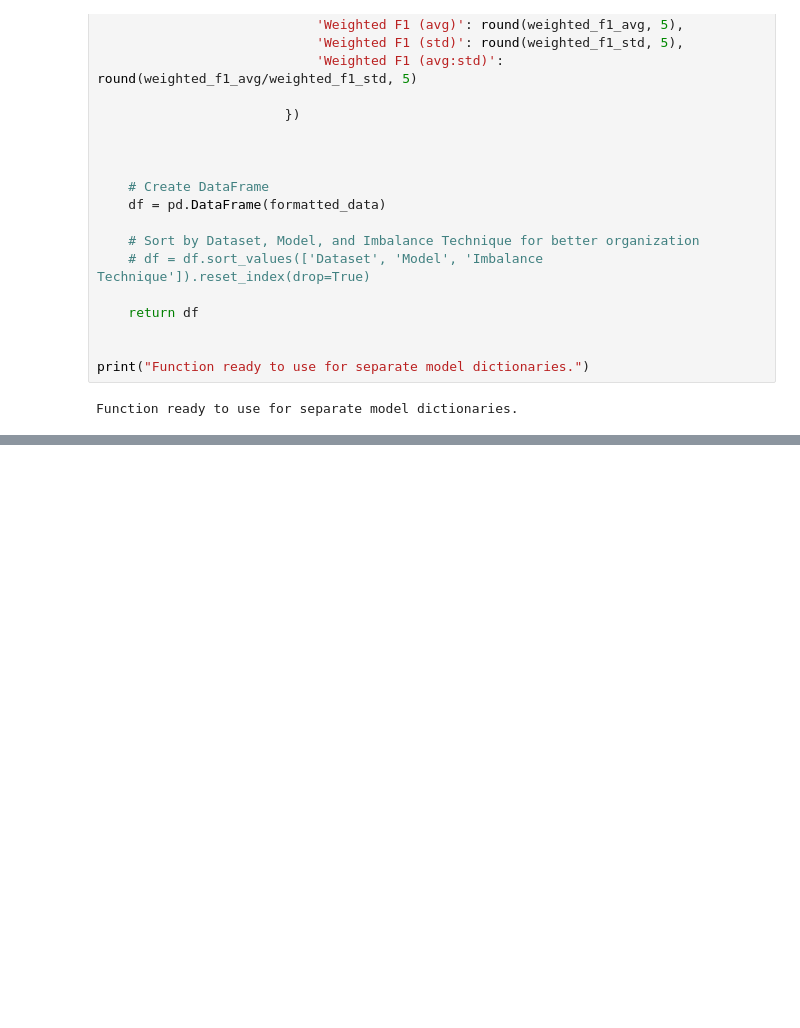
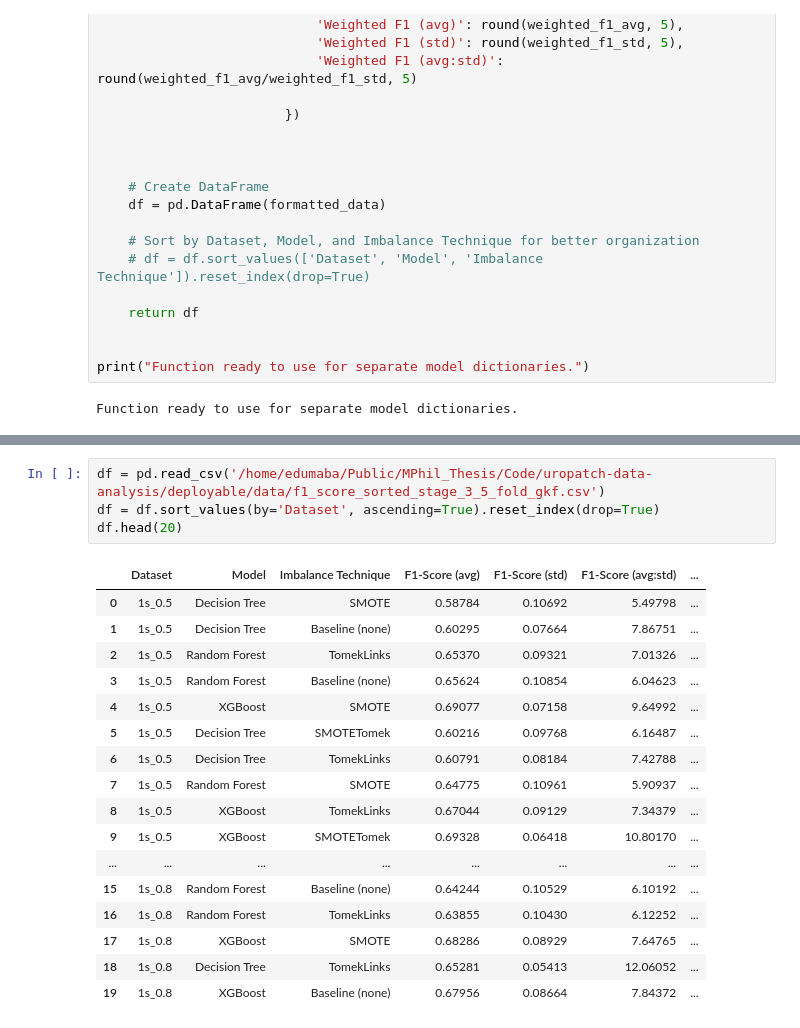
Before and after one commit to edumabagraham/uropatch-data-analysis, a Jupyter notebook: deployable/stage_3_selection.ipynb, the cells around one changed output, grey strips where cells are left out. Drawn from its saved outputs; the diff is of its cells as text; blank space fills up the shorter version.

```diff
--- a/deployable/stage_3_selection.ipynb
+++ b/deployable/stage_3_selection.ipynb
@@ -145,0 +174,22 @@ df_sorted_f1_score.to_csv('/home/edumaba/Public/MPhil_Thesis/Code/uropatch-data-
+# %%
+df = pd.read_csv('/home/edumaba/Public/MPhil_Thesis/Code/uropatch-data-analysis/deployable/data/f1_score_sorted_stage_3_5_fold_gkf.csv')
+df = df.sort_values(by='Dataset', ascending=True).reset_index(drop=True)
+df.head(20)
+# %% [output]
+|  | Dataset | Model | Imbalance Technique | F1-Score (avg) | F1-Score (std) | F1-Score (avg:std) | ... |
+| 0 | 1s_0.5 | Decision Tree | SMOTE | 0.58784 | 0.10692 | 5.49798 | ... |
+| 1 | 1s_0.5 | Decision Tree | Baseline (none) | 0.60295 | 0.07664 | 7.86751 | ... |
+| 2 | 1s_0.5 | Random Forest | TomekLinks | 0.65370 | 0.09321 | 7.01326 | ... |
+| 3 | 1s_0.5 | Random Forest | Baseline (none) | 0.65624 | 0.10854 | 6.04623 | ... |
+| 4 | 1s_0.5 | XGBoost | SMOTE | 0.69077 | 0.07158 | 9.64992 | ... |
+| 5 | 1s_0.5 | Decision Tree | SMOTETomek | 0.60216 | 0.09768 | 6.16487 | ... |
+| 6 | 1s_0.5 | Decision Tree | TomekLinks | 0.60791 | 0.08184 | 7.42788 | ... |
+| 7 | 1s_0.5 | Random Forest | SMOTE | 0.64775 | 0.10961 | 5.90937 | ... |
+| 8 | 1s_0.5 | XGBoost | TomekLinks | 0.67044 | 0.09129 | 7.34379 | ... |
+| 9 | 1s_0.5 | XGBoost | SMOTETomek | 0.69328 | 0.06418 | 10.80170 | ... |
+| ... | ... | ... | ... | ... | ... | ... | ... |
+| 15 | 1s_0.8 | Random Forest | Baseline (none) | 0.64244 | 0.10529 | 6.10192 | ... |
+| 16 | 1s_0.8 | Random Forest | TomekLinks | 0.63855 | 0.10430 | 6.12252 | ... |
+| 17 | 1s_0.8 | XGBoost | SMOTE | 0.68286 | 0.08929 | 7.64765 | ... |
+| 18 | 1s_0.8 | Decision Tree | TomekLinks | 0.65281 | 0.05413 | 12.06052 | ... |
+| 19 | 1s_0.8 | XGBoost | Baseline (none) | 0.67956 | 0.08664 | 7.84372 | ... |
```
Also changed, not shown: parts of 8 cells of this notebook, 29 other files.
